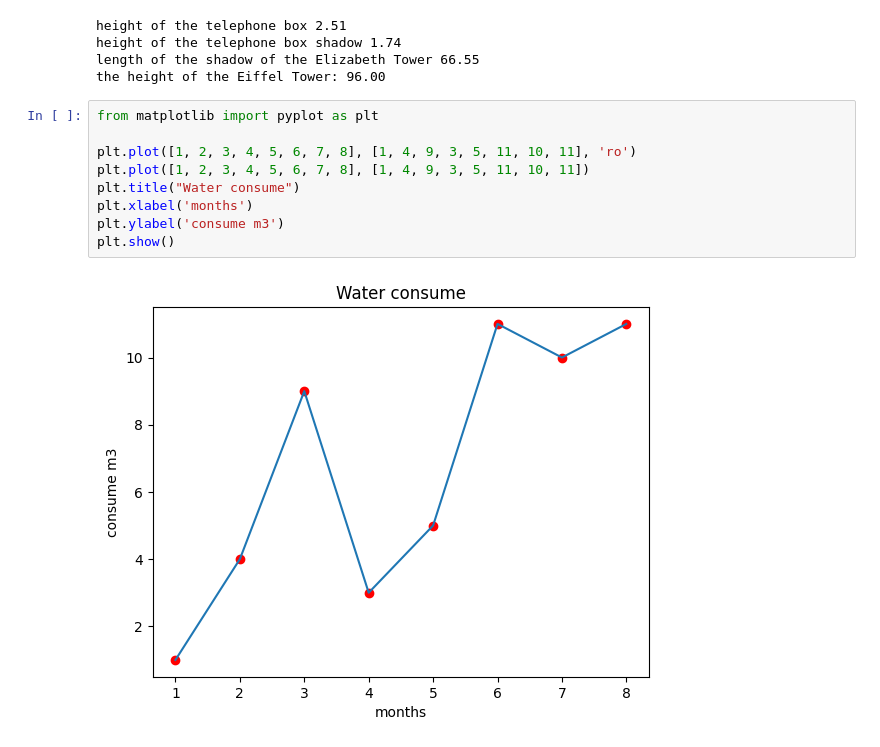
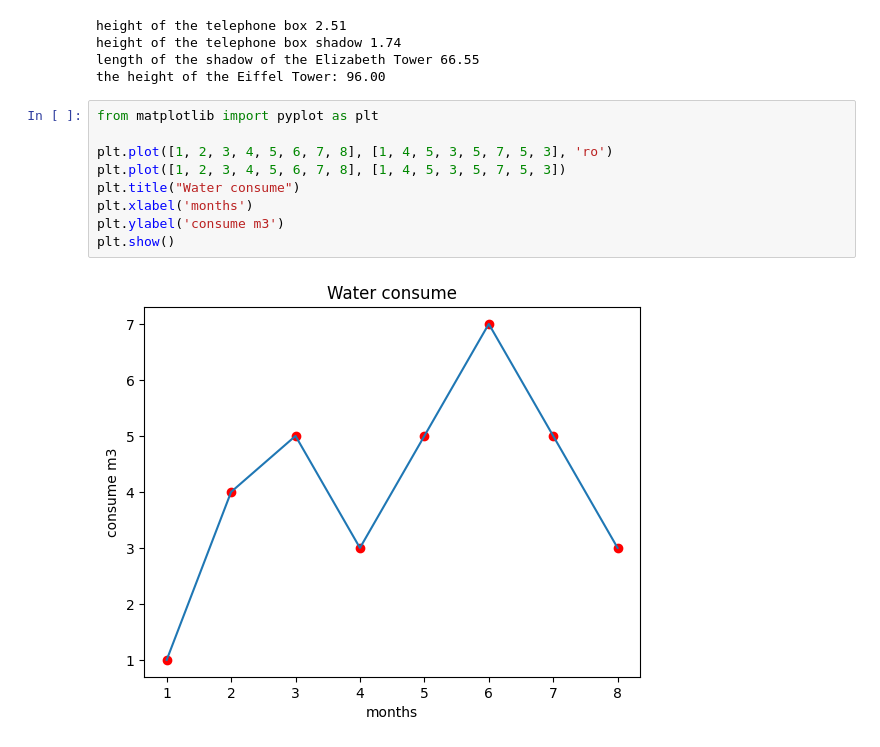
Before and after one commit to npereira89/learn_python, a Jupyter notebook: HelloWorld.ipynb, the cells around one changed output. Drawn from its saved outputs; the diff is of its cells as text.

```diff
--- a/HelloWorld.ipynb
+++ b/HelloWorld.ipynb
@@ -280,11 +280,11 @@ the height of the Eiffel Tower: 96.00
 # %%
 from matplotlib import pyplot as plt
 
-plt.plot([1, 2, 3, 4, 5, 6, 7, 8], [1, 4, 9, 3, 5, 11, 10, 11], 'ro')
-plt.plot([1, 2, 3, 4, 5, 6, 7, 8], [1, 4, 9, 3, 5, 11, 10, 11])
+plt.plot([1, 2, 3, 4, 5, 6, 7, 8], [1, 4, 5, 3, 5, 7, 5, 3], 'ro')
+plt.plot([1, 2, 3, 4, 5, 6, 7, 8], [1, 4, 5, 3, 5, 7, 5, 3])
 plt.title("Water consume")
 plt.xlabel('months')
 plt.ylabel('consume m3')
 plt.show()
 # %% [output]
-[figure, old version]
+[figure, new version]
```
Also changed, not shown: 2 other files.
